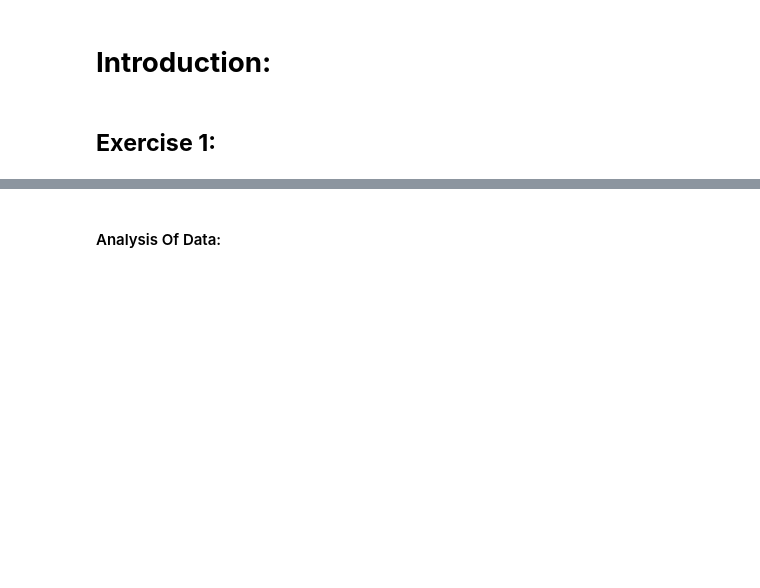
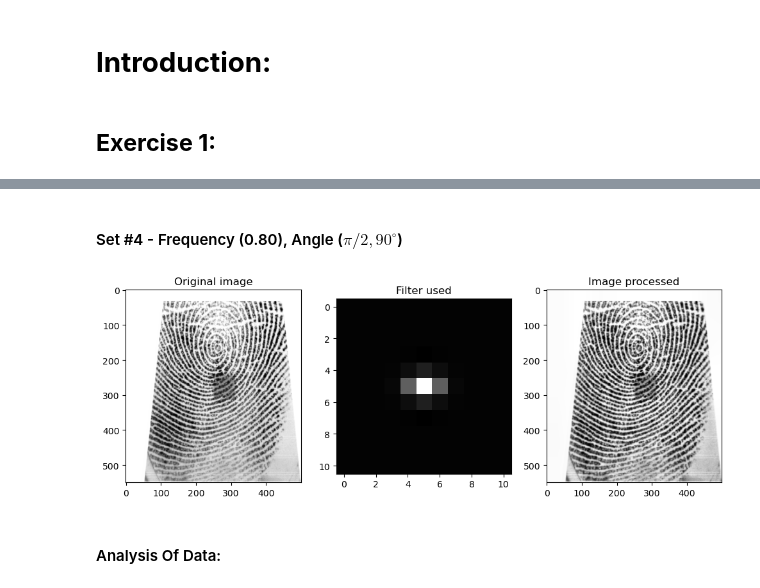
Before and after one commit to MushtabaA/ENCM509-Labs, a Jupyter notebook: Assignment 5/Lab05_Mushtaba_Al Yasseen_Usman_Khan_2024W.ipynb, the cells around one changed output, grey strips where cells are left out. Cells and saved outputs as stored; diff of their text form; code cells hidden in the pictures; blank space fills up the shorter version.

```diff
--- a/Assignment 5/Lab05_Mushtaba_Al Yasseen_Usman_Khan_2024W.ipynb
+++ b/Assignment 5/Lab05_Mushtaba_Al Yasseen_Usman_Khan_2024W.ipynb
@@ -59,3 +106,9 @@ mpl.rc('image', cmap='gray')
+# %% [markdown]
+#### Set #4 - Frequency (0.80), Angle ($\pi/2, 90^{\circ }$)
+# %%
+plot_gabor_filter(left_thumb1_good, angle=-np.pi/2, freq=0.80)
+# %% [output]
+[figure, added]
 # %% [markdown]
 #### Analysis Of Data:
 # %% [markdown]
```
Also changed, not shown: parts of 11 cells of this notebook.
